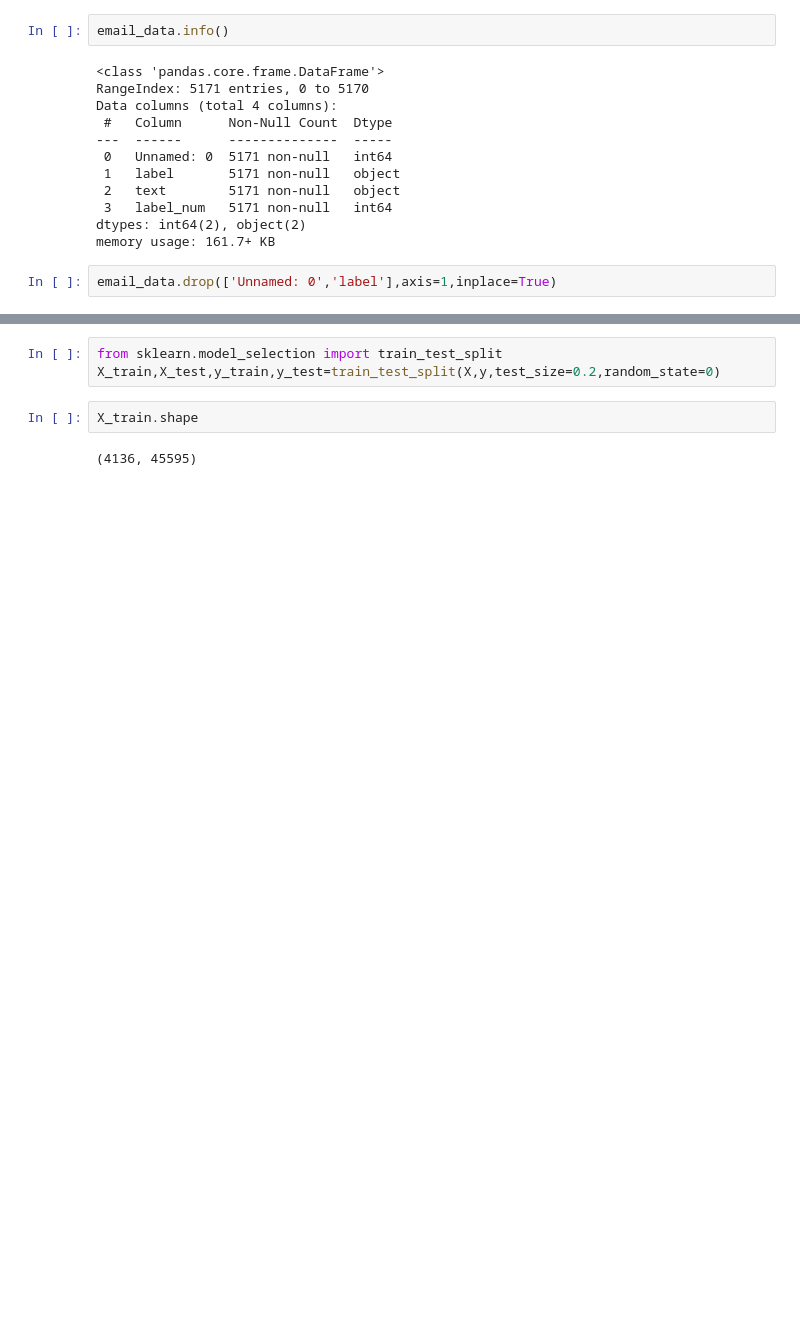
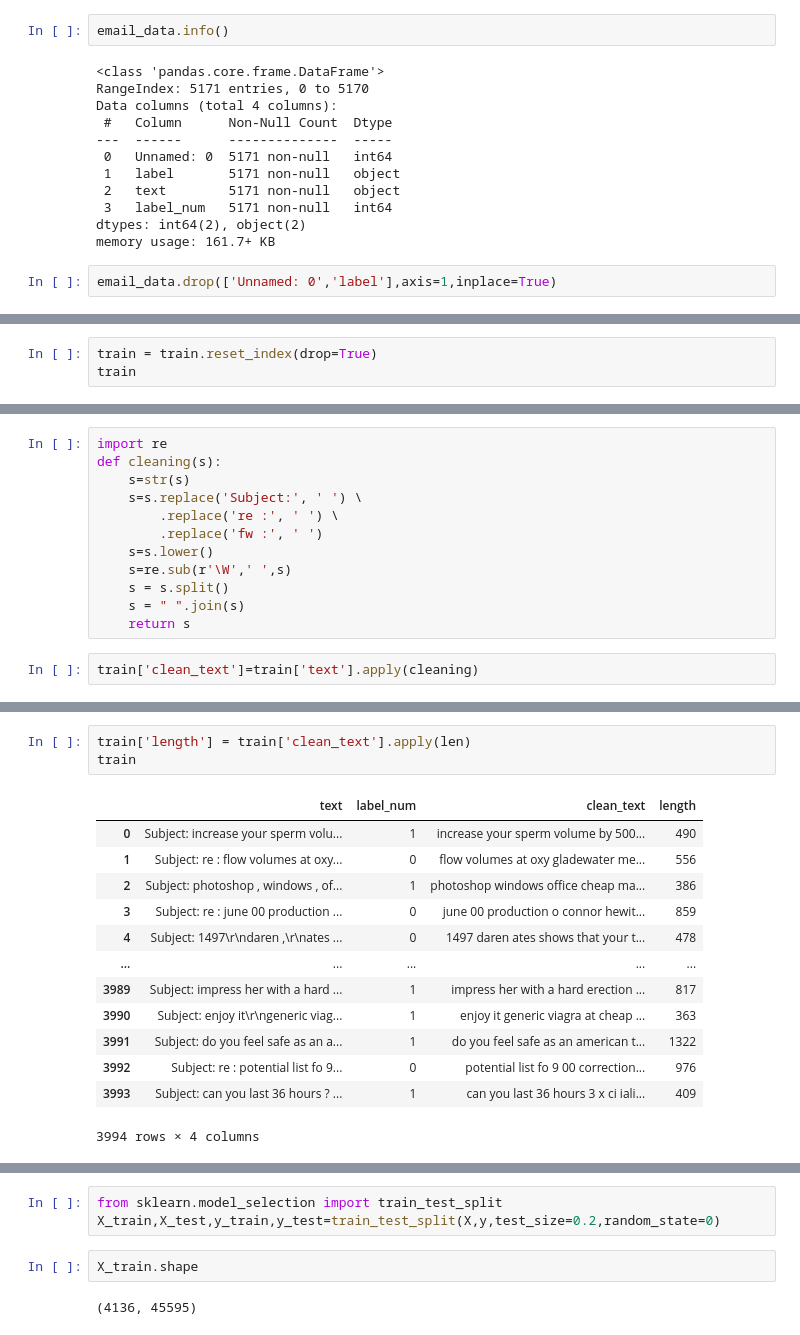
Before and after one commit to srang992/Email-Spam-Classification, a Jupyter notebook: Email_Spam_Classification_modified.ipynb, the cells around one changed output, grey strips where cells are left out. Cells and saved outputs as stored; diff of their text form; blank space fills up the shorter version.

```diff
--- a/Email_Spam_Classification_modified.ipynb
+++ b/Email_Spam_Classification_modified.ipynb
@@ -87,0 +99,3 @@ y=email_data['label_num']
+# %%
+train = train.reset_index(drop=True)
+train
@@ -87,0 +134,14 @@ y=email_data['label_num']
+# %%
+import re
+def cleaning(s):
+    s=str(s)
+    s=s.replace('Subject:', ' ') \
+        .replace('re :', ' ') \
+        .replace('fw :', ' ')
+    s=s.lower()
+    s=re.sub(r'\W',' ',s)
+    s = s.split()
+    s = " ".join(s)
+    return s
+# %%
+train['clean_text']=train['text'].apply(cleaning)
@@ -87,0 +165,17 @@ y=email_data['label_num']
+# %%
+train['length'] = train['clean_text'].apply(len)
+train
+# %% [output]
+|  | text | label_num | clean_text | length |
+| 0 | Subject: increase your sperm volu... | 1 | increase your sperm volume by 500... | 490 |
+| 1 | Subject: re : flow volumes at oxy... | 0 | flow volumes at oxy gladewater me... | 556 |
+| 2 | Subject: photoshop , windows , of... | 1 | photoshop windows office cheap ma... | 386 |
+| 3 | Subject: re : june 00 production ... | 0 | june 00 production o connor hewit... | 859 |
+| 4 | Subject: 1497\r\ndaren ,\r\nates ... | 0 | 1497 daren ates shows that your t... | 478 |
+| ... | ... | ... | ... | ... |
+| 3989 | Subject: impress her with a hard ... | 1 | impress her with a hard erection ... | 817 |
+| 3990 | Subject: enjoy it\r\ngeneric viag... | 1 | enjoy it generic viagra at cheap ... | 363 |
+| 3991 | Subject: do you feel safe as an a... | 1 | do you feel safe as an american t... | 1322 |
+| 3992 | Subject: re : potential list fo 9... | 0 | potential list fo 9 00 correction... | 976 |
+| 3993 | Subject: can you last 36 hours ? ... | 1 | can you last 36 hours 3 x ci iali... | 409 |
+3994 rows × 4 columns
```
Also changed, not shown: parts of 60 cells of this notebook, 8 other files.
